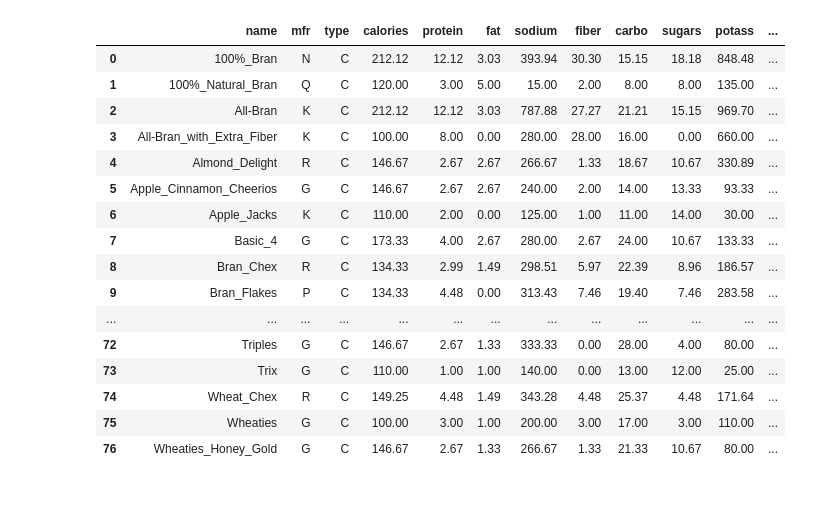
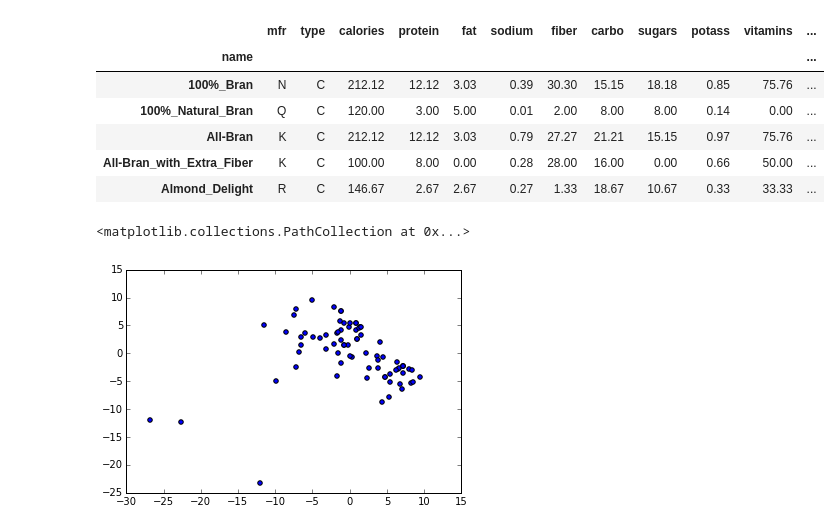
Before and after one commit to tiy-gvl-python-2015-09/honey-nut-clusters, a Jupyter notebook: Milk_and_cereal(Cereal_and_milk).ipynb, the cells around one changed output. Saved outputs shown, nothing was run; the diff lists cells and outputs as text; code cells hidden in the pictures; blank space fills up the shorter version.

```diff
--- a/Milk_and_cereal(Cereal_and_milk).ipynb
+++ b/Milk_and_cereal(Cereal_and_milk).ipynb
@@ -9,6 +14,9 @@ cereals = cereals.replace({-1: float('nan')})
 # %%
 for nutrition in ['calories', 'protein', 'fat', 'sodium', 'fiber', 'carbo', 'sugars', 'potass', 'vitamins']:
     cereals[nutrition] = cereals[nutrition]/cereals.cups
+
+for nutrients in ['sodium', 'potass']:
+    cereals[nutrients] = cereals[nutrients]/1000
 # %%
 cereals = cereals.interpolate(method='pchip')
 # %%
@@ -17,23 +25,15 @@ def truncate(floats):
 
 for nutrition in ['calories', 'protein', 'fat', 'sodium', 'fiber', 'carbo', 'sugars', 'potass', 'vitamins']:
     cereals[nutrition] = cereals[nutrition].map(truncate)
+# %%
+cereals.index = cereals.pop("name")
 # %%
-cereals
+cereals.head()
 # %% [output]
-|  | name | mfr | type | calories | protein | fat | sodium | fiber | carbo | sugars | potass | ... |
-| 0 | 100%_Bran | N | C | 212.12 | 12.12 | 3.03 | 393.94 | 30.30 | 15.15 | 18.18 | 848.48 | ... |
-| 1 | 100%_Natural_Bran | Q | C | 120.00 | 3.00 | 5.00 | 15.00 | 2.00 | 8.00 | 8.00 | 135.00 | ... |
-| 2 | All-Bran | K | C | 212.12 | 12.12 | 3.03 | 787.88 | 27.27 | 21.21 | 15.15 | 969.70 | ... |
-| 3 | All-Bran_with_Extra_Fiber | K | C | 100.00 | 8.00 | 0.00 | 280.00 | 28.00 | 16.00 | 0.00 | 660.00 | ... |
-| 4 | Almond_Delight | R | C | 146.67 | 2.67 | 2.67 | 266.67 | 1.33 | 18.67 | 10.67 | 330.89 | ... |
-| 5 | Apple_Cinnamon_Cheerios | G | C | 146.67 | 2.67 | 2.67 | 240.00 | 2.00 | 14.00 | 13.33 | 93.33 | ... |
-| 6 | Apple_Jacks | K | C | 110.00 | 2.00 | 0.00 | 125.00 | 1.00 | 11.00 | 14.00 | 30.00 | ... |
-| 7 | Basic_4 | G | C | 173.33 | 4.00 | 2.67 | 280.00 | 2.67 | 24.00 | 10.67 | 133.33 | ... |
-| 8 | Bran_Chex | R | C | 134.33 | 2.99 | 1.49 | 298.51 | 5.97 | 22.39 | 8.96 | 186.57 | ... |
-| 9 | Bran_Flakes | P | C | 134.33 | 4.48 | 0.00 | 313.43 | 7.46 | 19.40 | 7.46 | 283.58 | ... |
-| ... | ... | ... | ... | ... | ... | ... | ... | ... | ... | ... | ... | ... |
-| 72 | Triples | G | C | 146.67 | 2.67 | 1.33 | 333.33 | 0.00 | 28.00 | 4.00 | 80.00 | ... |
-| 73 | Trix | G | C | 110.00 | 1.00 | 1.00 | 140.00 | 0.00 | 13.00 | 12.00 | 25.00 | ... |
-| 74 | Wheat_Chex | R | C | 149.25 | 4.48 | 1.49 | 343.28 | 4.48 | 25.37 | 4.48 | 171.64 | ... |
-| 75 | Wheaties | G | C | 100.00 | 3.00 | 1.00 | 200.00 | 3.00 | 17.00 | 3.00 | 110.00 | ... |
-| 76 | Wheaties_Honey_Gold | G | C | 146.67 | 2.67 | 1.33 | 266.67 | 1.33 | 21.33 | 10.67 | 80.00 | ... |
+|  | mfr | type | calories | protein | fat | sodium | fiber | carbo | sugars | potass | vitamins | ... |
+| name |  |  |  |  |  |  |  |  |  |  |  | ... |
+| 100%_Bran | N | C | 212.12 | 12.12 | 3.03 | 0.39 | 30.30 | 15.15 | 18.18 | 0.85 | 75.76 | ... |
+| 100%_Natural_Bran | Q | C | 120.00 | 3.00 | 5.00 | 0.01 | 2.00 | 8.00 | 8.00 | 0.14 | 0.00 | ... |
+| All-Bran | K | C | 212.12 | 12.12 | 3.03 | 0.79 | 27.27 | 21.21 | 15.15 | 0.97 | 75.76 | ... |
+| All-Bran_with_Extra_Fiber | K | C | 100.00 | 8.00 | 0.00 | 0.28 | 28.00 | 16.00 | 0.00 | 0.66 | 50.00 | ... |
+| Almond_Delight | R | C | 146.67 | 2.67 | 2.67 | 0.27 | 1.33 | 18.67 | 10.67 | 0.33 | 33.33 | ... |
@@ -39,0 +48,5 @@ cereals
+# %%
+plt.scatter(reduced_cluster[:, 0], reduced_cluster[:, 1])
+# %% [output]
+<matplotlib.collections.PathCollection at 0x...>
+[figure, added]
```
Also changed, not shown: parts of 11 cells of this notebook, 1 other file.
